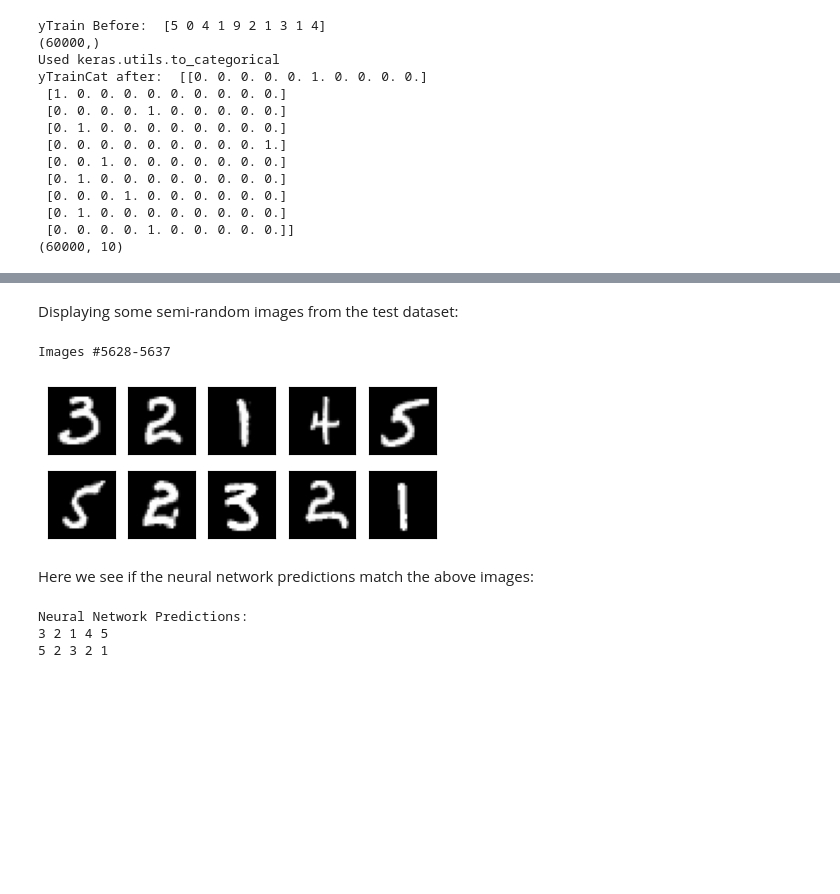
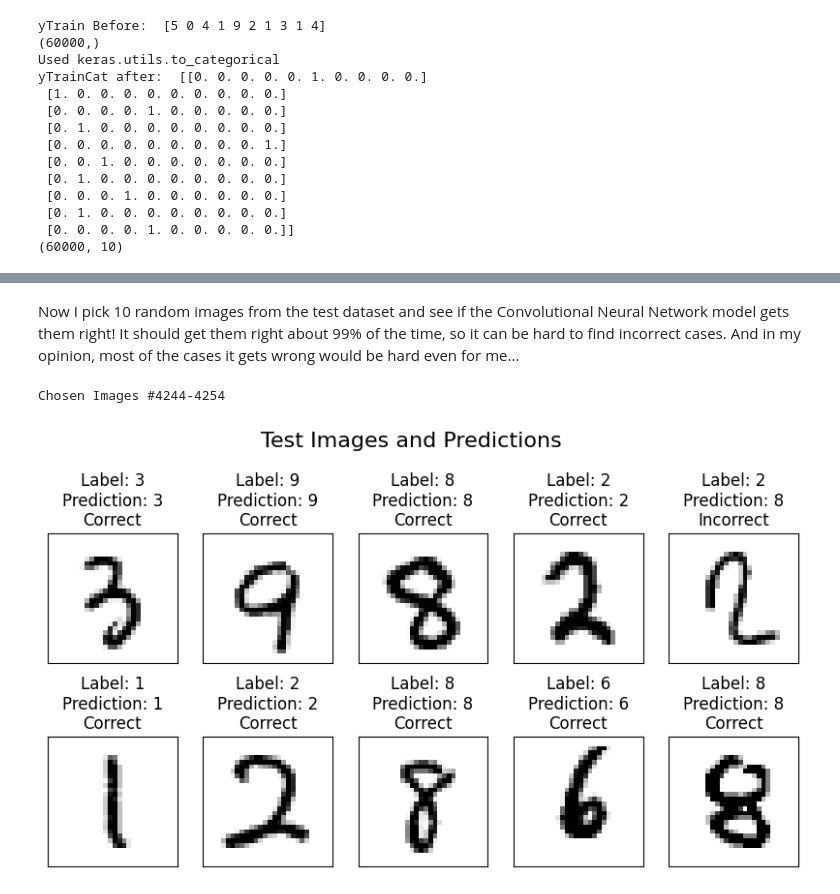
Before and after one commit to frederickschulze/OCR-TensorFlow-MNIST, a Jupyter notebook: MNIST_NeuralNet.ipynb, the cells around one changed output, grey strips where cells are left out. Cells and saved outputs as stored; diff of their text form; code cells hidden in the pictures; blank space fills up the shorter version.

```diff
--- a/MNIST_NeuralNet.ipynb
+++ b/MNIST_NeuralNet.ipynb
@@ -58,7 +61,8 @@ xTrain.shape
 # %%
 model = tf.keras.Sequential(
     [
-        layers.Conv2D(32, kernel_size=(3, 3), activation="relu", input_shape=(28,28,1)), #reason the input is 28,28,1 is because conv2d expects a batch of images but we are feeding 1 at a time
+        layers.Input(shape=(28, 28, 1)), #Note: reason the input is 28,28,1 is because this image is 28x28 pixels grayscale. RGB would be 28,28,3
+        layers.Conv2D(32, kernel_size=(3, 3), activation="relu"),
         layers.MaxPooling2D(pool_size=(2, 2)),
         layers.Conv2D(64, kernel_size=(3, 3), activation="relu"),
         layers.MaxPooling2D(pool_size=(2, 2)),
@@ -129,5 +135,9 @@ probability_model = tf.keras.Sequential([
 # %%
-#Just to illustrate the output format of this model
-logitvals = probability_model(xTest[5628:5638])
+#Just to illustrate the logit output of this model
+numImages = 10
+startIndex = random.randint(0, xTest.shape[0]-numImages-1)
+endIndex = startIndex + numImages
+logitvals = probability_model(xTest[startIndex:endIndex])
+print(f"Chosen Images #{startIndex}-{endIndex}\n")
 logitvals
 # %% [output]
@@ -151,32 +162,27 @@ array([[0.08533745, 0.08533745, 0.08534021, 0.23195799, 0.08533745,
-# %% [markdown]
-Displaying some semi-random images from the test dataset:
-# %%
-# Alternate code
-print("Images #5628-5637")
-plt.figure(figsize=(5,2))
-for i in range(10):
-  plt.subplot(2,5,i+1)
-  plt.grid(False)
-  plt.xticks([])
-  plt.yticks([])
-  plt.imshow(xTest[5628+i], cmap='gray')
-  #plt.colorbar() #turned off for now
-# %% [output]
-Images #5628-5637
-[figure, removed]
-# %% [markdown]
-Here we see if the neural network predictions match the above images:
-# %%
-predictions=[None]*10
-for i in range(0,10):
-  predictions[i] = tf.argmax(logitvals[i])
-
-nextline_val = (len(predictions)+1)//2
-print("Neural Network Predictions:")
-for i,val in enumerate(predictions):
-  if i==nextline_val: print()
-  print(val.numpy(), end=" ")
-# %% [output]
-Neural Network Predictions:
-3 2 1 4 5
-5 2 3 2 1
+# %% [markdown]
+Now I pick 10 random images from the test dataset and see if the Convolutional Neural Network model gets them right! It should get them right about 99% of the time, so it can be hard to find incorrect cases. And in my opinion, most of the cases it gets wrong would be hard even for me...
+# %%
+# Determining prediction based on the most likely estimate from logitvals
+predictions=[None]*10
+for i in range(0,10):
+  predictions[i] = tf.argmax(logitvals[i])
+
+# Displaying with pyplot
+xTest_inverted = 255-xTest
+print(f"Chosen Images #{startIndex}-{endIndex}\n")
+plt.figure(figsize=(10,5))
+plt.suptitle("Test Images and Predictions", fontsize=16, y=1.05)
+for i in range(numImages):
+  plt.subplot(2,5,i+1)
+  plt.grid(False)
+  plt.xticks([])
+  plt.yticks([])
+  plt.imshow(xTest_inverted[startIndex+i], cmap='gray')
+  #plt.colorbar() #turned off for now
+  true_label = yTest[startIndex + i]
+  prediction = predictions[i].numpy()
+  result = "Correct" if true_label == prediction else "Incorrect"
+  plt.title(f"Label: {true_label}\nPrediction: {prediction}\n{result}")
+# %% [output]
+Chosen Images #4244-4254
+[figure, added]
```
Also changed, not shown: parts of 12 cells of this notebook.
